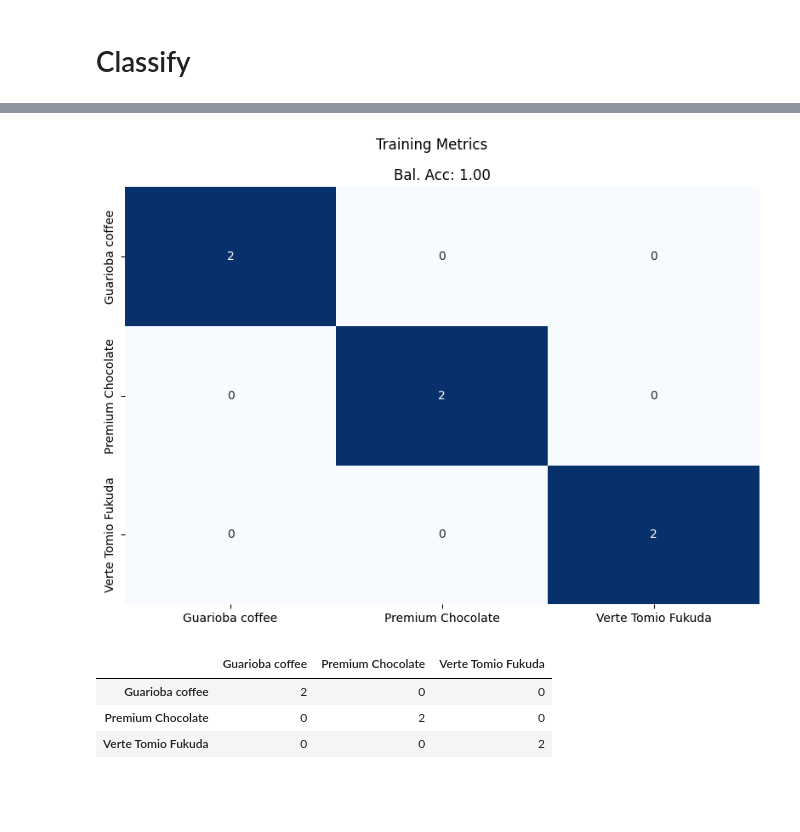
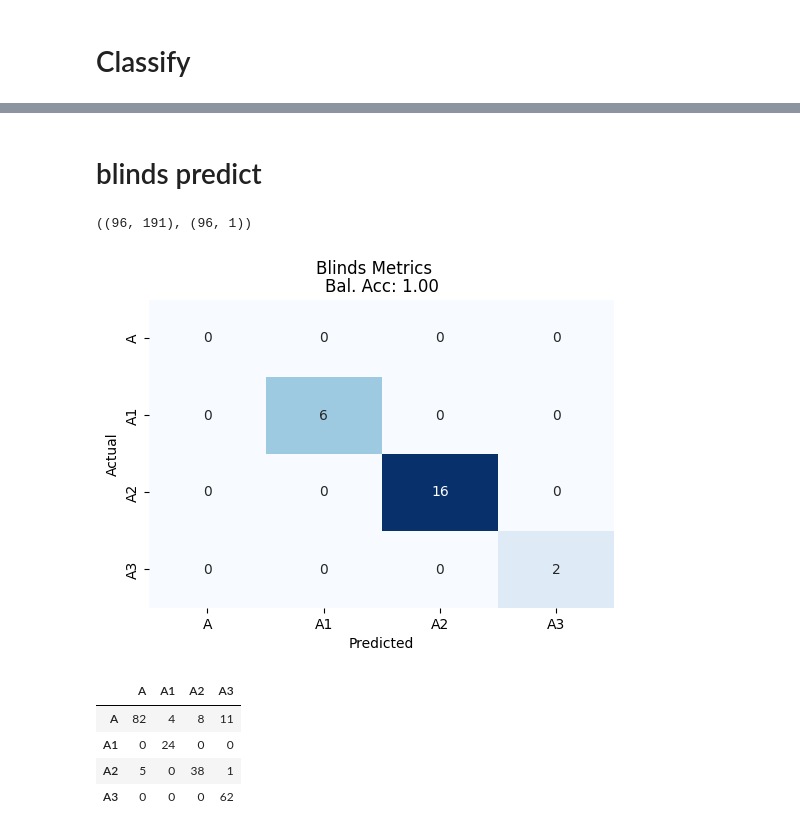
Before and after one commit to ryan-soh-pprint/DS_template, a Jupyter notebook: notebooks/04_train_classify.ipynb, the cells around one changed output, grey strips where cells are left out. Cells and saved outputs as stored; diff of their text form; code cells hidden in the pictures; blank space fills up the shorter version.

```diff
--- a/notebooks/04_train_classify.ipynb
+++ b/notebooks/04_train_classify.ipynb
@@ -26,0 +52,4 @@ raw_df.shape, label_df.shape
+# %%
+val_df = raw_df[raw_df['date_scanned'] > 1727654400]
+raw_df = raw_df[raw_df['date_scanned'] < 1727654400]
+raw_df.shape, val_df.shape
@@ -27,5 +58,5 @@ raw_df.shape, label_df.shape
 # %%
-label_df = label_df.drop(columns = 'lot_name')
+label_df = label_df.drop(columns = ['lot_name','BrownSug_Adulteration','Farm','Mixed_Pure','Preservative','Sugar Type'])
 
 X_train, y_train = preprocess(raw_df, label_df,  wavelengths=WAVELENGTHS_3NM_V1)
 
@@ -101,35 +191,65 @@ plt.show()
+# %% [markdown]
+# blinds predict
+# %%
+X_val, y_val = preprocess(val_df, label_df,  wavelengths=WAVELENGTHS_3NM_V1)
+
+X_val.shape, y_val.shape
+# %% [output]
+((96, 191), (96, 1))
+# %%
+y_val_encoded = pd.Series(
+    encoder.transform(y_val),
+    index = y_val.index
+)
+
+grouped_X_val = X_val.groupby(X_val.index).mean()
+grouped_y_val = y_val_encoded.groupby(y_val_encoded.index).mean()
+
+val_pred = trainer.predict(grouped_X_val)
 # %%
-cnfm = confusion_matrix(grouped_y, train_pred)
-bal_acc = balanced_accuracy_score(grouped_y, train_pred)
+cnfm = confusion_matrix(grouped_y_val, val_pred, labels = encoder.transform(list(encoder.classes_)))
+bal_acc = balanced_accuracy_score(grouped_y_val, val_pred)
 
-fig = plt.figure(figsize = (8, 6))
-fig.suptitle("Training Metrics")
+fig = plt.figure(figsize = (6, 4))
+fig.suptitle("Blinds Metrics")
 ax = fig.add_subplot(111)
-ax.set_xlabel('Predicted')
-ax.set_ylabel('Actual')
 
 ax.set_title(f"Bal. Acc: {bal_acc:.2f}")
+
+cnfm_settings = {
+    "cmap": "Blues",
+    "cbar": None,
+    "annot": True,
+    "fmt": ".0f",
+    "xticklabels": encoder.classes_,
+    "yticklabels": encoder.classes_,
+}
+
 sns.heatmap(
     cnfm,
     ax = ax,
     **cnfm_settings
 )
 
-plt.tight_layout()
+ax.set_xlabel('Predicted')
+ax.set_ylabel('Actual')
+
+# plt.tight_layout()
 plt.show()
 # %% [output]
-[figure, old version]
+[figure, new version]
 # %%
 decoded_cnfm = pd.DataFrame(
-    confusion_matrix(grouped_y, cv_pred),
+    confusion_matrix(grouped_y, train_pred),
     index = encoder.classes_,
     columns = encoder.classes_
 )
 
-decoded_cnfm.to_csv("../model/cv_cnfm.csv")
+decoded_cnfm.to_csv("../model/train_cnfm.csv")
 decoded_cnfm
 # %% [output]
-|  | Guarioba coffee | Premium Chocolate | Verte Tomio Fukuda |
-| Guarioba coffee | 2 | 0 | 0 |
-| Premium Chocolate | 0 | 2 | 0 |
-| Verte Tomio Fukuda | 0 | 0 | 2 |
+|  | A | A1 | A2 | A3 |
+| A | 82 | 4 | 8 | 11 |
+| A1 | 0 | 24 | 0 | 0 |
+| A2 | 5 | 0 | 38 | 1 |
+| A3 | 0 | 0 | 0 | 62 |
```
Also changed, not shown: parts of 16 cells of this notebook.
